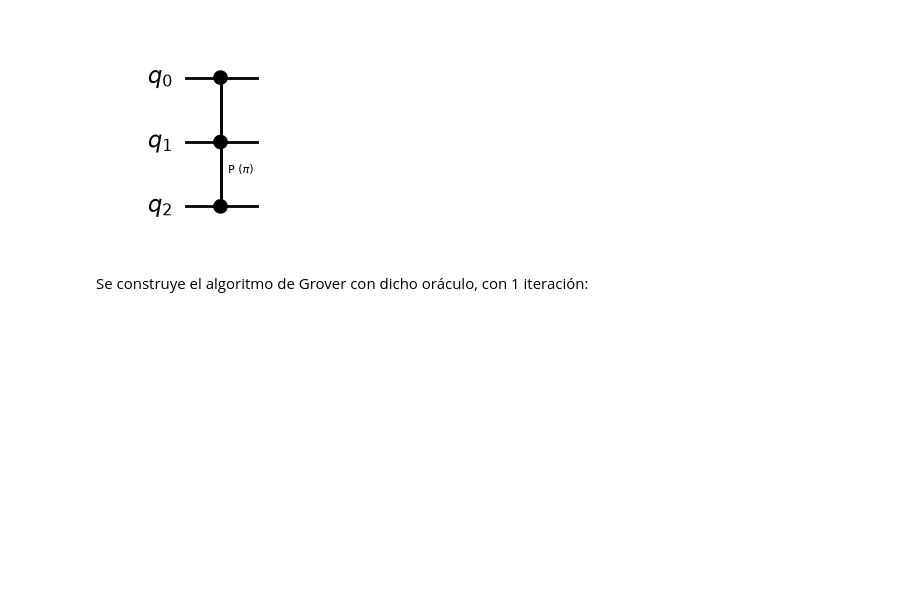
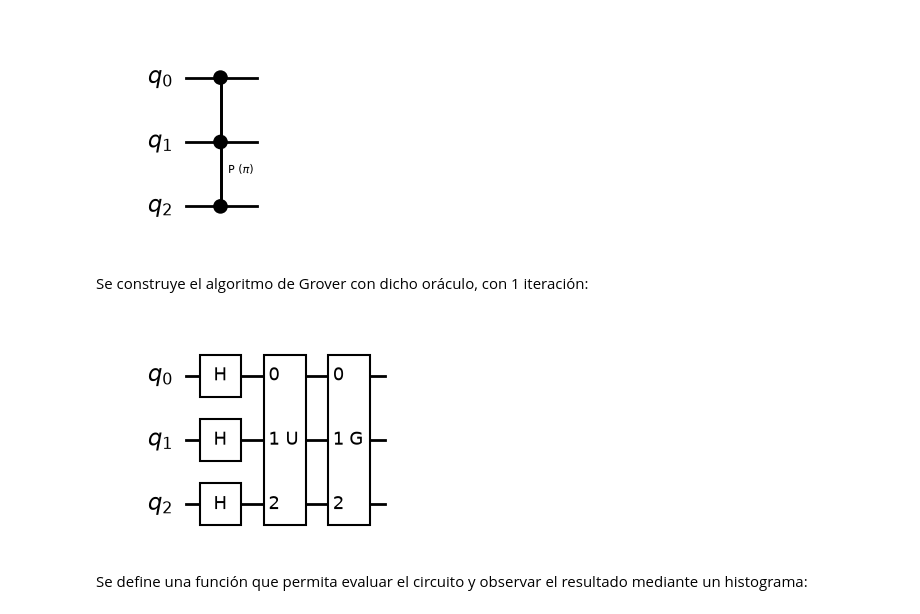
Before and after one commit to iroumec/qomputing-coursework, a Jupyter notebook: practicos/grover.ipynb, the cells around one changed output. Drawn from its saved outputs; the diff is of its cells as text; code cells hidden in the pictures; blank space fills up the shorter version.

Commit message:
Se avanzó con la resolución de la práctica de Grover

```diff
--- a/practicos/grover.ipynb
+++ b/practicos/grover.ipynb
@@ -110,15 +117,26 @@ Como puede observarse, el operador está correctamente implementado y la equival
 # %% [markdown]
 Se implementa ahora el algoritmo que, dado un oráculo, devuelva el circuito con el algoritmo de Grover correspondiente:
 # %%
-def grover(qubits: int, oraculo: QuantumCircuit, iteraciones: int = 1):
+def grover(qubits: int, oraculo: QuantumCircuit, iterations: int = 1):
 
     qc = QuantumCircuit(qubits, name="Grover")
 
     # Se aplica Hadamard a todos los qubits.
     apply_gate_to_every_qubit(qubits, qc, HGate())
 
-    # Se applica el oráculo a todos los qubits.
-    qc.append(oraculo)
+    grover_operator_qc = grover_operator(qubits)
+    grover_instruction = grover_operator_qc.to_instruction(label="G")
+
+    oraculo_instruction = oraculo.to_instruction(label="U")
+
+    for _ in range (iterations):
+        # Se applica el oráculo a todos los qubits.
+        qc.append(oraculo_instruction, range(qubits))
+
+        # Se aplica el operador de Grover a todos los qubits.
+        qc.append(grover_instruction, range(qubits))
+
+    return qc
 # %% [markdown]
 Con lo anterior realizado, se realiza la implementación de los oráculos solicitados en cada uno de los inciso.
 # %% [markdown]
@@ -140,9 +158,22 @@ def get_oraculo(qubits: int):
 # %% [markdown]
 Se obtiene el oráculo de 3 qubits y se visualiza.
 # %%
-oraculo = get_oraculo(3)
-oraculo.draw(output='mpl', style='bw')
+oraculo_1i = get_oraculo(3)
+oraculo_1i.draw(output='mpl', style='bw')
 # %% [output]
 [figure]
 # %% [markdown]
 Se construye el algoritmo de Grover con dicho oráculo, con 1 iteración:
+# %%
+# Se establece el número de qubits.
+number_of_qubits = 3
+
+# Se obtiene el algoritmo de Grover.
+qc = grover(number_of_qubits, oraculo_1i)
+
+# Se visualiza el circuito resultante.
+qc.draw(output='mpl', style='bw')
+# %% [output]
+[figure, added]
+# %% [markdown]
+Se define una función que permita evaluar el circuito y observar el resultado mediante un histograma:
```
Also changed, not shown: parts of 21 cells of this notebook, 2 other files.
